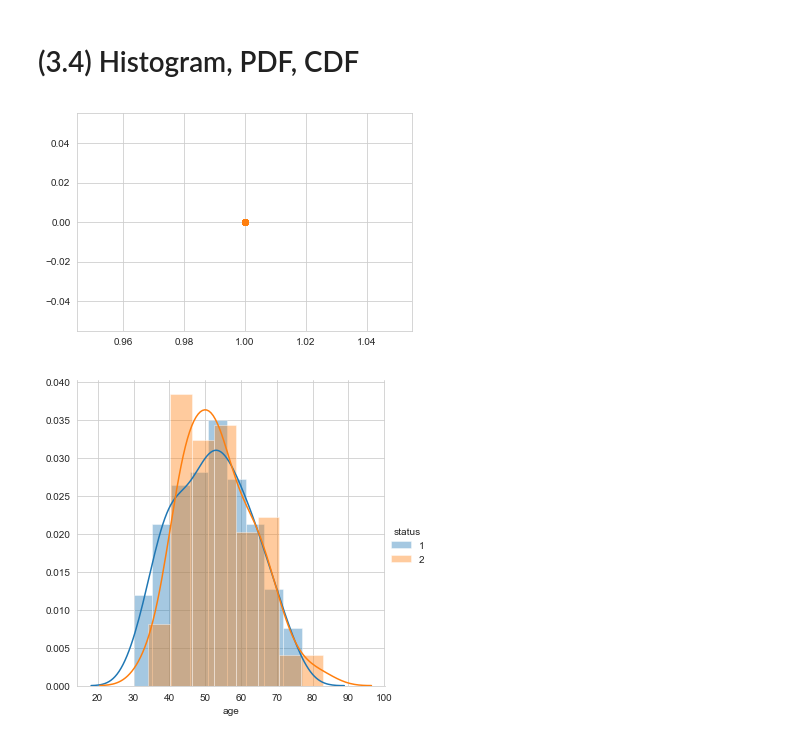
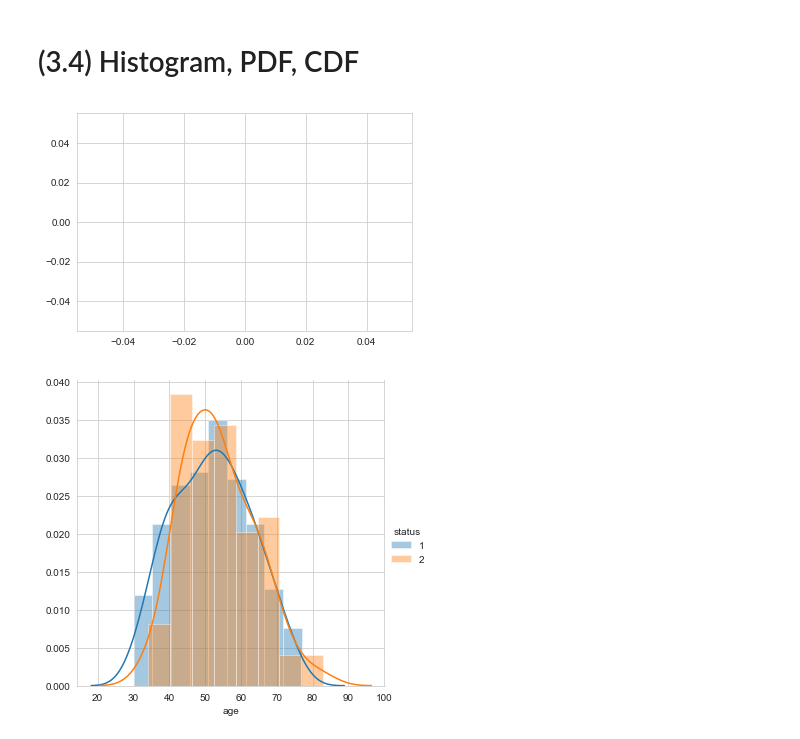
Before and after one commit to VipinJain1/VIP-Machine-Learning-Exercises-and-Practices, a Jupyter notebook: Exploratory Data Analysis_Haberman.ipynb, the cells around one changed output. Drawn from its saved outputs; the diff is of its cells as text; code cells hidden in the pictures.

```diff
--- a/Exploratory Data Analysis_Haberman.ipynb
+++ b/Exploratory Data Analysis_Haberman.ipynb
@@ -41,10 +41,13 @@ import matplotlib.pyplot as plt
 import numpy as np
 
 # Load the haberman CSV file.
-haberman = pd.read_csv("C:\\VipinML\\InputData\\Haberman.csv")
+haberman = pd.read_csv("C:\\VipinML\\InputData\\Heberman.csv")
 
 # (Q) how many data-points and features?
 # Total 306 data points and 4 features are reported.
 print (haberman.shape)
+
+#display top 5 rows
+haberman.head(5)
 # %% [output]
 (306, 4)
@@ -156,26 +160,26 @@ We can find "lines" and "if-else" conditions to build a simple model to classify
 # %%
 # What about 1-D scatter plot using just one feature?
 #1-D scatter plot of petal-length
 import numpy as np
-haberman_status_0 = haberman.loc[haberman["status"] == 0];
-haberman_status_1 = haberman.loc[haberman["status"] == 1];
+haberman_status_0 = haberman.loc[haberman["age"] == 0];
+haberman_status_1 = haberman.loc[haberman["year"] == 1];
 
 #print(iris_setosa["petal_length"])
 # Y axis all values equal to  0 from species.
 # x axis petal length
 
-plt.plot(haberman_status_0["status"], np.zeros_like(haberman_status_0['status']), 'o')
-plt.plot(haberman_status_1["status"], np.zeros_like(haberman_status_1['status']), 'o')
+plt.plot(haberman_status_0["age"], np.zeros_like(haberman_status_0['age']), 'o')
+plt.plot(haberman_status_1["year"], np.zeros_like(haberman_status_1['year']), 'o')
 
 plt.show()
 #Disadvantages of 1-D scatter plot: Very hard to make sense af data points
 #are overlapping a lot.
 #Are there better ways of visualizing 1-D scatter plots?
 #Ans: Draw histograms for smaller segments as you can see in second diagram  and two more below diagrams, I can draw between points 4 to 5 on x-axis
 #to know PD/density between orange and green bar. PDF will show density of the data. PDF is smooth form of histogram.
 # PDF might be overlapping as well so I can get the data at % of probability say at 90% PD I have orange data points betwen 4 and 5.
 # %% [output]
-[figure, old version]
+[figure, new version]
 # %%
 sns.FacetGrid(haberman, hue="status", height=5) \
    .map(sns.distplot, "age") \
```
Also changed, not shown: parts of 15 cells of this notebook.
